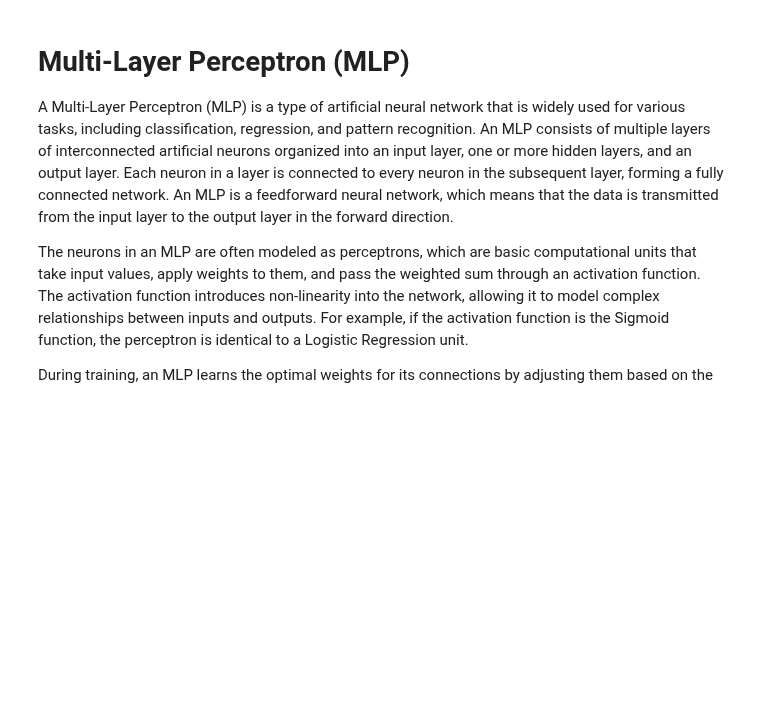
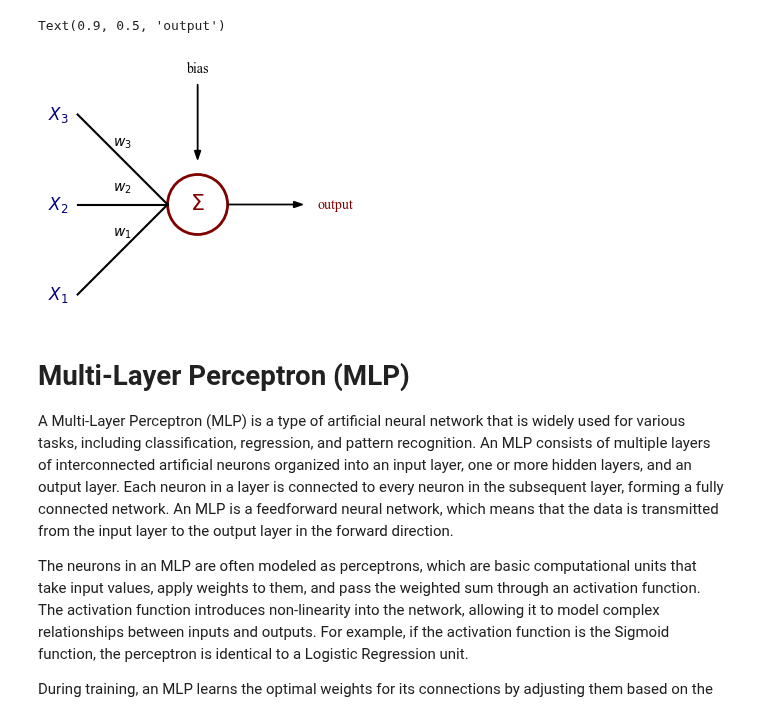
Before and after one commit to BostonAnalytics/AD698-generative-ai-for-BA, a Jupyter notebook: help-code/3-neural-nlp/Section 1.1 - Basic MLP.ipynb, the cells around one changed output. Cells and saved outputs as stored; diff of their text form; code cells hidden in the pictures; blank space fills up the shorter version.

Commit message:
neuron review

```diff
--- a/help-code/3-neural-nlp/Section 1.1 - Basic MLP.ipynb
+++ b/help-code/3-neural-nlp/Section 1.1 - Basic MLP.ipynb
@@ -0,0 +1,40 @@
+# %%
+import matplotlib.pyplot as plt
+import matplotlib.patches as patches
+
+plt.rcParams['font.family'] = 'serif'
+plt.rcParams['font.serif'] = ['Times New Roman', 'Georgia', 'CMU Serif', 'DejaVu Serif']
+
+fig, ax = plt.subplots(figsize=(4, 3))
+ax.set_aspect('equal')
+ax.axis('off')
+
+# Neuron (Σ node)
+neuron = patches.Circle((0.5, 0.5), 0.1, edgecolor='maroon', facecolor='white', linewidth=2)
+ax.add_patch(neuron)
+ax.text(0.5, 0.5, r'$\Sigma$', ha='center', va='center', fontsize=16, color='maroon')
+
+# Inputs
+xs = [0.1, 0.1, 0.1]
+ys = [0.2, 0.5, 0.8]
+labels = [r'$X_1$', r'$X_2$', r'$X_3$']
+weights = [r'$w_1$', r'$w_2$', r'$w_3$']
+
+for x, y, lab, w in zip(xs, ys, labels, weights):
+    ax.plot([x, 0.4], [y, 0.5], color='black')
+    ax.text(x - 0.03, y, lab, ha='right', va='center', color='navy', fontsize=12)
+    ax.text((x + 0.4)/2, (y + 0.5)/2 + 0.03, w, ha='center', va='bottom', fontsize=10)
+
+# Bias
+ax.arrow(0.5, 0.9, 0, -0.25, head_width=0.02, head_length=0.03, length_includes_head=True, color='black')
+ax.text(0.5, 0.93, r'bias', ha='center', va='bottom', fontsize=10)
+
+# Output arrow
+ax.arrow(0.6, 0.5, 0.25, 0, head_width=0.02, head_length=0.03, length_includes_head=True, color='black')
+ax.text(0.9, 0.5, r'output', ha='left', va='center', fontsize=10, color='maroon')
+
+# fig.savefig("neuron.svg", bbox_inches='tight')
+# fig.show()
+# %% [output]
+Text(0.9, 0.5, 'output')
+[figure, added]
```
Also changed, not shown: parts of 1 cell of this notebook, 16 other files.
